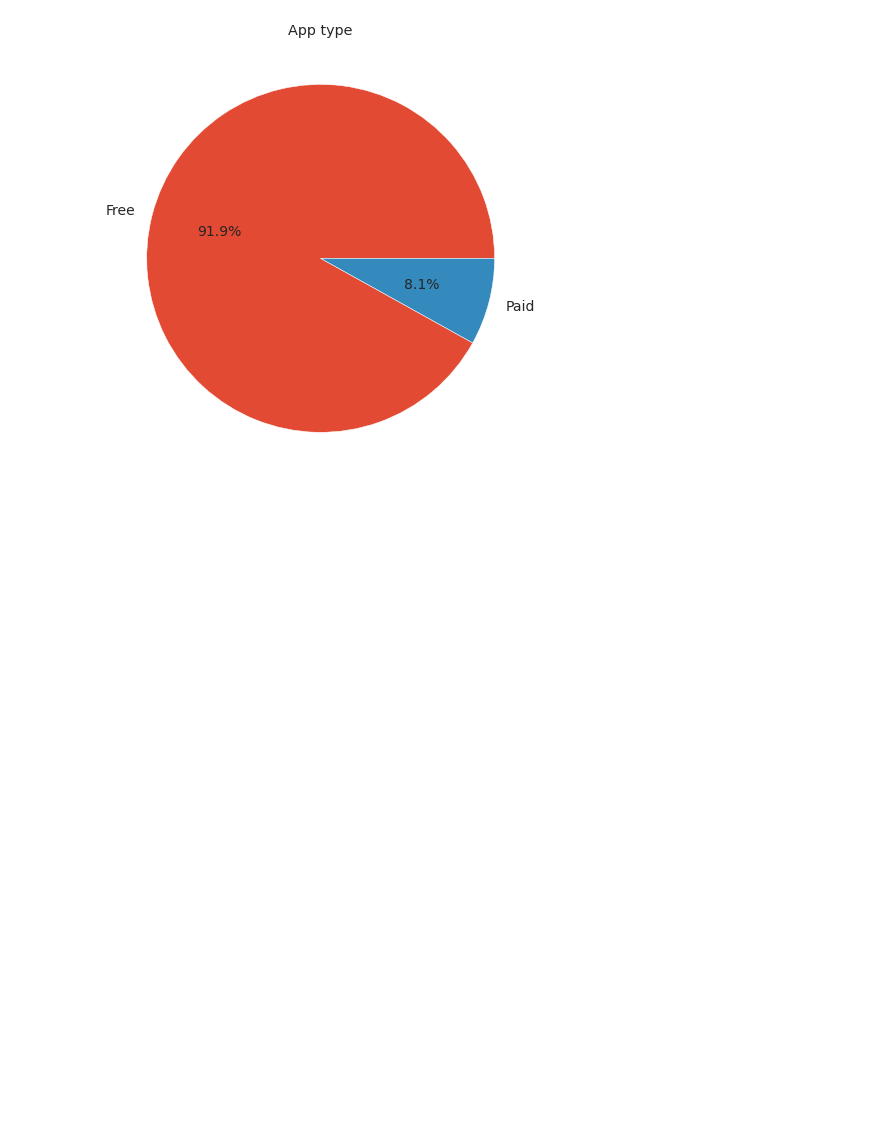
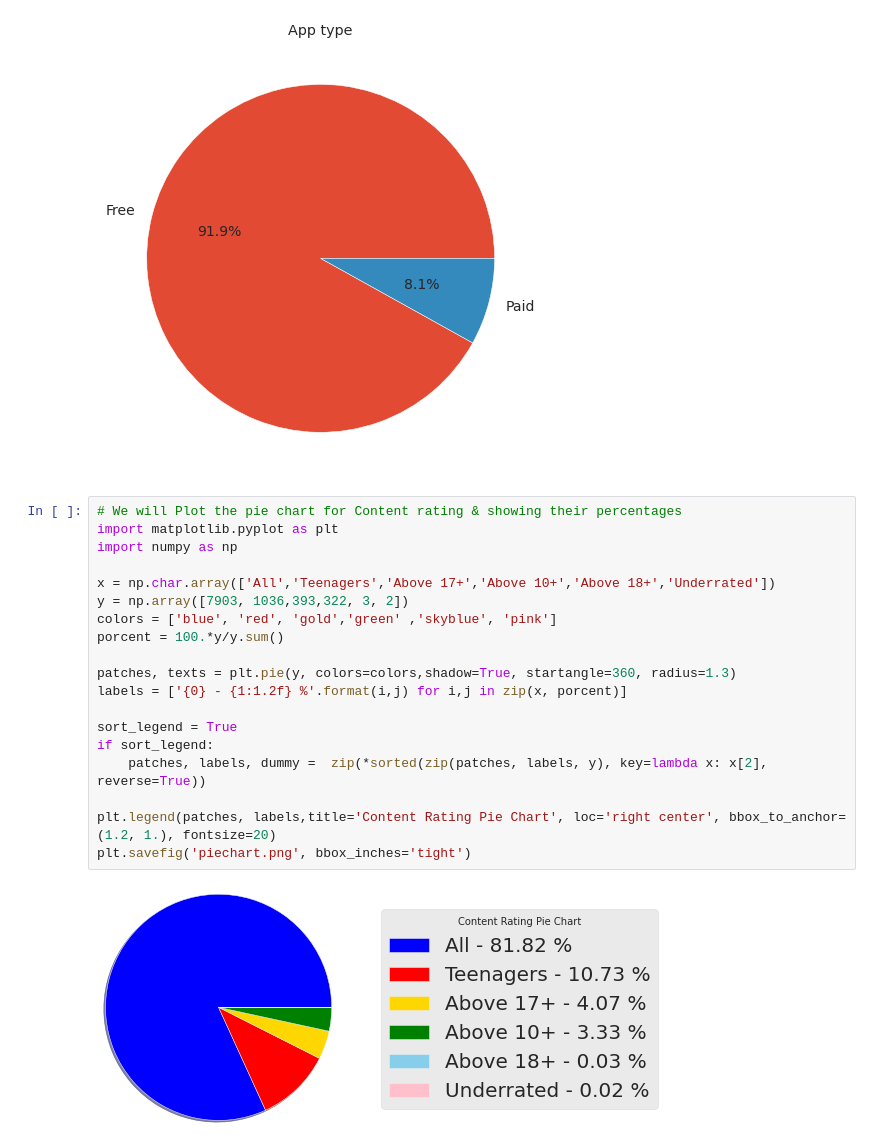
Before and after one commit to RishikaVerma21/Play-Store-Review-Analysis, a Jupyter notebook: Play_store_analysis_and_sentiment_analysis.ipynb, the cells around one changed output. Drawn from its saved outputs; the diff is of its cells as text; blank space fills up the shorter version.

```diff
--- a/Play_store_analysis_and_sentiment_analysis.ipynb
+++ b/Play_store_analysis_and_sentiment_analysis.ipynb
@@ -596,3 +597,24 @@ plt.ylabel('')
 # %% [output]
 Text(0, 0.5, '')
 [figure]
+# %%
+# We will Plot the pie chart for Content rating & showing their percentages
+import matplotlib.pyplot as plt
+import numpy as np
+
+x = np.char.array(['All','Teenagers','Above 17+','Above 10+','Above 18+','Underrated'])
+y = np.array([7903, 1036,393,322, 3, 2])
+colors = ['blue', 'red', 'gold','green' ,'skyblue', 'pink']
+porcent = 100.*y/y.sum()
+
+patches, texts = plt.pie(y, colors=colors,shadow=True, startangle=360, radius=1.3)
+labels = ['{0} - {1:1.2f} %'.format(i,j) for i,j in zip(x, porcent)]
+
+sort_legend = True
+if sort_legend:
+    patches, labels, dummy =  zip(*sorted(zip(patches, labels, y), key=lambda x: x[2], reverse=True))
+
+plt.legend(patches, labels,title='Content Rating Pie Chart', loc='right center', bbox_to_anchor=(1.2, 1.), fontsize=20)
+plt.savefig('piechart.png', bbox_inches='tight')
+# %% [output]
+[figure, added]
```
Also changed, not shown: parts of 8 cells of this notebook.
